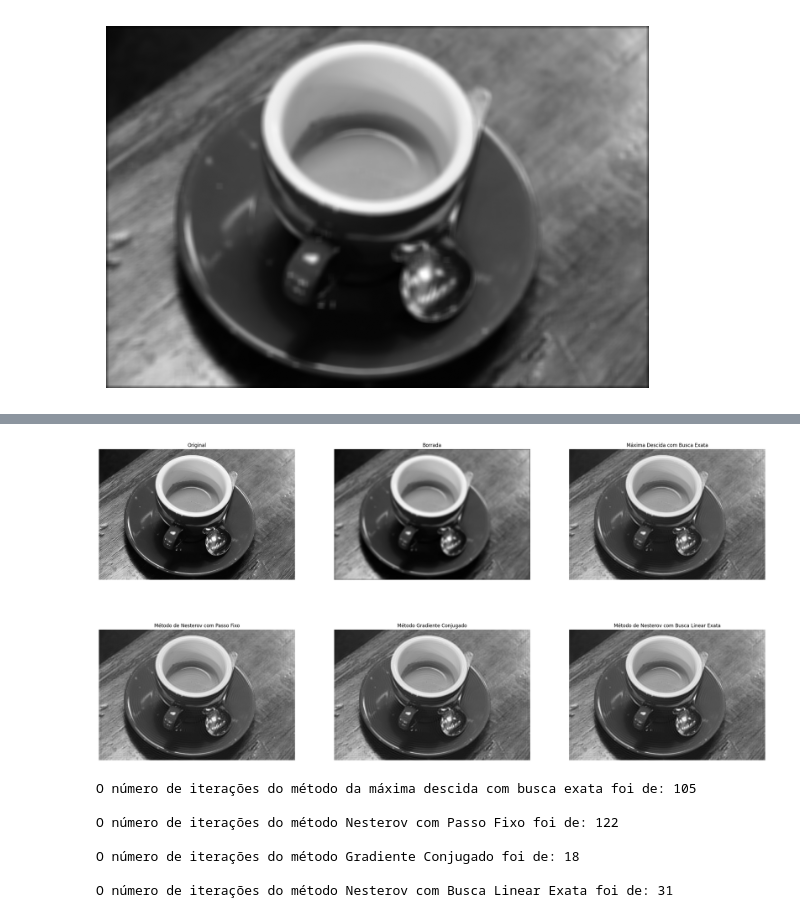
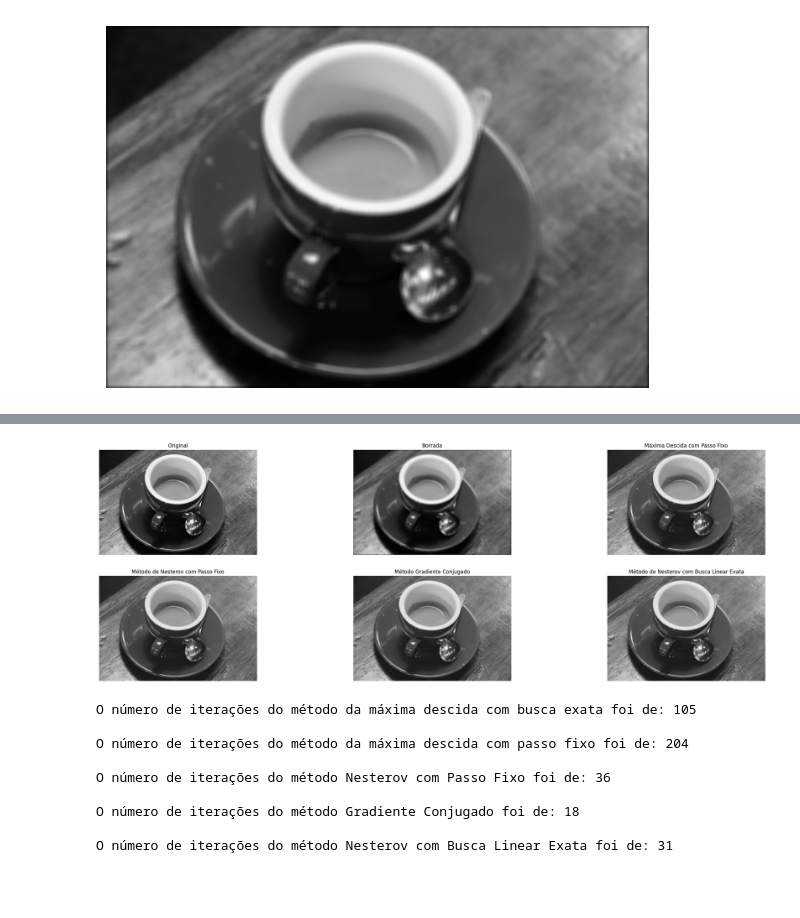
Before and after one commit to gligabo/projeto_ic, a Jupyter notebook: sem_regularizacao/reconstrucao_borrada.ipynb, the cells around one changed output, grey strips where cells are left out. Saved outputs shown, nothing was run; the diff lists cells and outputs as text; code cells hidden in the pictures; blank space fills up the shorter version.

Commit message:
Adicionando MDPF e corrigindo tamanho de passo fixo

```diff
--- a/sem_regularizacao/reconstrucao_borrada.ipynb
+++ b/sem_regularizacao/reconstrucao_borrada.ipynb
@@ -54,6 +79,8 @@ x = np.zeros_like( img )
 iters_mdbe = Algorithms.mdbe( f, grad_f, Q = ATA, x0 = x0, tol = 1.0e-1 )
+# %%
+iters_mdpf = Algorithms.mdpf( f, grad_f, x0 = x0, step = 1, tol = 1.0e-1 )
 # %%
-iters_nesterov_fixo = Algorithms.nesterov_fixo( f, grad_f, x = x, step = 1.0e-1, tol = 1.0e-1 )
+iters_nesterov_fixo = Algorithms.nesterov_fixo( f, grad_f, x = x, step = 1, tol = 1.0e-1 )
 # %%
 iters_conjugate = Algorithms.conjugate( ATA, A_transpose( b ), x0, f, tol = 1.0e-1 )
 # %%
@@ -61,49 +88,57 @@ iters_nesterov_exato = Algorithms.nesterov_exato( f, grad_f, Q = ATA, x = x, tol
 # %%
 plt.figure( figsize = ( 30, 15 ) )
 
-plt.subplot( 2, 3, 1 )
+plt.subplot( 3, 3, 1 )
 plt.imshow( img, cmap = plt.cm.gray )
 plt.axis( "off" )
 plt.title( "Original" )
 
-plt.subplot( 2, 3, 2 )
+plt.subplot( 3, 3, 2 )
 plt.imshow( b, cmap = plt.cm.gray )
 plt.axis( "off" )
 plt.title( "Borrada" )
 
-plt.subplot( 2, 3, 3 )
+plt.subplot( 3, 3, 3 )
 plt.imshow( iters_mdbe[ -1 ], cmap = plt.cm.gray )
 plt.axis( "off" )
 plt.title( "Máxima Descida com Busca Exata" )
 
-plt.subplot( 2, 3, 4 )
+plt.subplot( 3, 3, 4 )
 plt.imshow( iters_nesterov_fixo[ -1 ], cmap = plt.cm.gray )
 plt.axis( "off" )
 plt.title( "Método de Nesterov com Passo Fixo" )
 
-plt.subplot( 2, 3, 5 )
+plt.subplot( 3, 3, 5 )
 plt.imshow( iters_conjugate[ -1 ], cmap = plt.cm.gray )
 plt.axis( "off" )
 plt.title( "Método Gradiente Conjugado" )
 
-plt.subplot( 2, 3, 6 )
+plt.subplot( 3, 3, 6 )
 plt.imshow( iters_nesterov_exato[ -1 ], cmap = plt.cm.gray )
 plt.axis( "off" )
 plt.title( "Método de Nesterov com Busca Linear Exata" )
 
+plt.subplot( 3, 3, 3 )
+plt.imshow( iters_mdpf[ -1 ], cmap = plt.cm.gray )
+plt.axis( "off" )
+plt.title( "Máxima Descida com Passo FIxo" )
+
 
 plt.show()
 # %% [output]
-[figure, old version]
+[figure, new version]
 # %%
 print( f"O número de iterações do método da máxima descida com busca exata foi de: {len( iters_mdbe )}\n")
+print( f"O número de iterações do método da máxima descida com passo fixo foi de: {len( iters_mdpf )}\n")
 print( f"O número de iterações do método Nesterov com Passo Fixo foi de: {len( iters_nesterov_fixo )}\n")
 print( f"O número de iterações do método Gradiente Conjugado foi de: {len( iters_conjugate )}\n")
 print( f"O número de iterações do método Nesterov com Busca Linear Exata foi de: { len( iters_nesterov_exato ) }\n" )
 # %% [output]
 O número de iterações do método da máxima descida com busca exata foi de: 105
 
-O número de iterações do método Nesterov com Passo Fixo foi de: 122
+O número de iterações do método da máxima descida com passo fixo foi de: 204
+
+O número de iterações do método Nesterov com Passo Fixo foi de: 36
 
 O número de iterações do método Gradiente Conjugado foi de: 18
 
```
Also changed, not shown: parts of 7 cells of this notebook, 1 other file.
